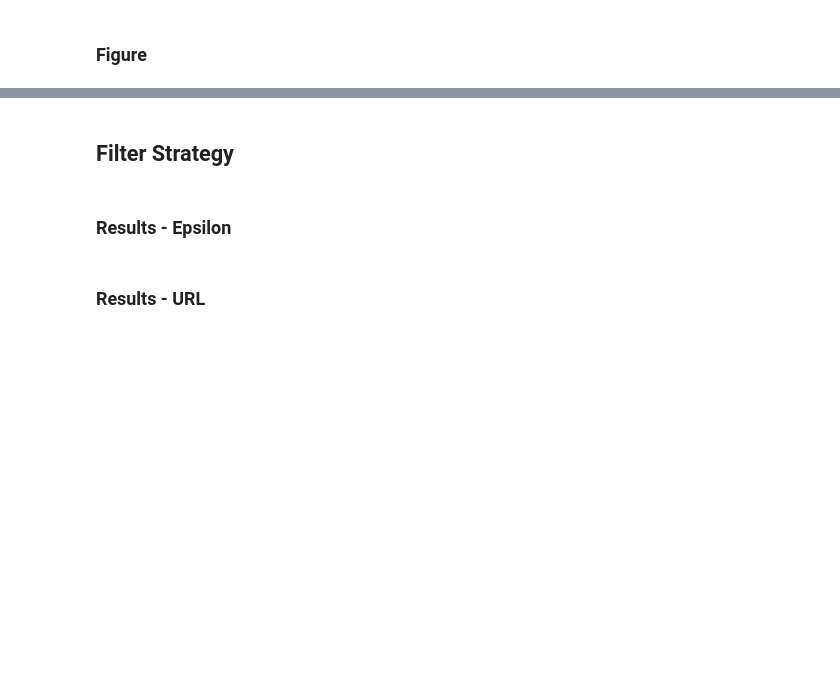
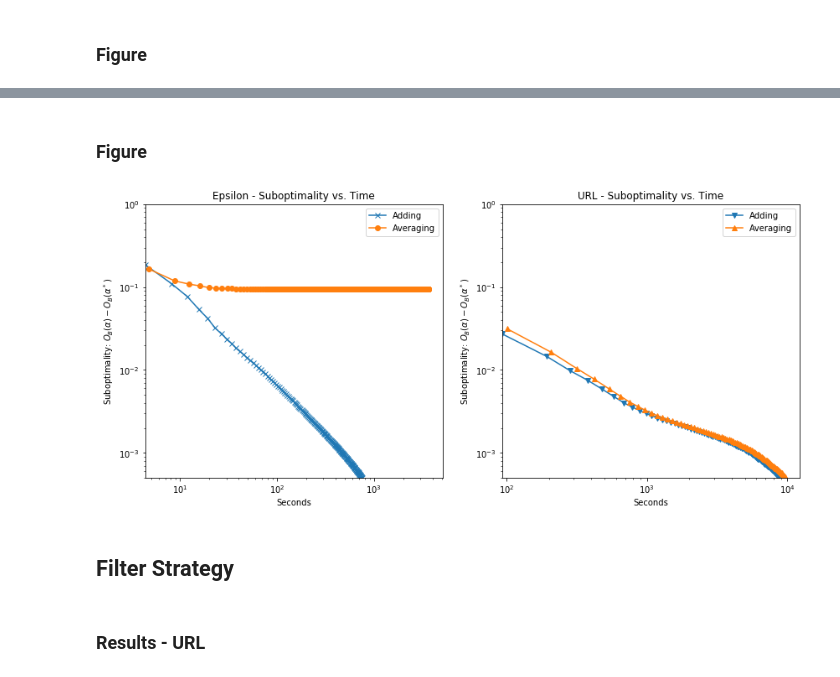
Before and after one commit to ChristophAlt/thesis, a Jupyter notebook: notebooks/experiments.ipynb, the cells around one changed output, grey strips where cells are left out. Drawn from its saved outputs; the diff is of its cells as text; code cells hidden in the pictures; blank space fills up the shorter version.

```diff
--- a/notebooks/experiments.ipynb
+++ b/notebooks/experiments.ipynb
@@ -668,0 +628,3 @@ plotter.plot(filename='./../img/sync_strat_cmp.png')
+# %%
+merg_epsilon_add = base_path + 'exa/exp_exa_epsilon_h01_s3/exp_exa_epsilon_h01_s3_091.txt'
+merg_epsilon_avg = base_path + 'exa/exp_exa_epsilon_h01_s3_avg/exp_exa_epsilon_h01_s3_avg_091.txt'
@@ -669,4 +633,29 @@ plotter.plot(filename='./../img/sync_strat_cmp.png')
+# %%
+merg_url_add = base_path + 'exa/exp_exa_url_h02_s3/exp_exa_url_h02_s3_091.txt'
+merg_url_avg = base_path + 'exa/exp_exa_url_h02_s3_avg/exp_exa_url_h02_s3_avg_091.txt'
+# %% [markdown]
+### Figure
+# %%
+plotter = ExperimentDoubleLogPlotter()
+# Epsilon
+plotter.add_experiment(parser_framework_2.parse(merg_epsilon_add, no_params=True), subplot=1, name=r'Adding', every_n=10)
+plotter.add_experiment(parser_framework_2.parse(merg_epsilon_avg, no_params=True), subplot=1, name='Averaging', every_n=10)
+# URL
+plotter.add_experiment(parser_framework_2.parse(merg_url_add, no_params=True), subplot=2, name='Adding', every_n=50)
+plotter.add_experiment(parser_framework_2.parse(merg_url_avg, no_params=True), subplot=2, name='Averaging', every_n=50)
+
+plotter.ylabel(r'Suboptimality: $O_B(\alpha) - O_B(\alpha^*)$')
+plotter.ylim(5e-4)
+plotter.figsize((14, 6))
+plotter.title('Epsilon - Suboptimality vs. Time', subplot=1)
+plotter.title('URL - Suboptimality vs. Time', subplot=2)
+#plotter.use_iterations()
+
+plotter.add_min_objectives(objective=0.21497042, subplot=1)
+plotter.add_min_objectives(objective=0.045502, subplot=2)
+
+plotter.plot(filename='./../img/merg_strat_cmp.png')
+# %% [output]
+[figure, added]
 # %% [markdown]
 ## Filter Strategy
-# %% [markdown]
-### Results - Epsilon
```
Also changed, not shown: parts of 14 cells of this notebook, 7 other files.
